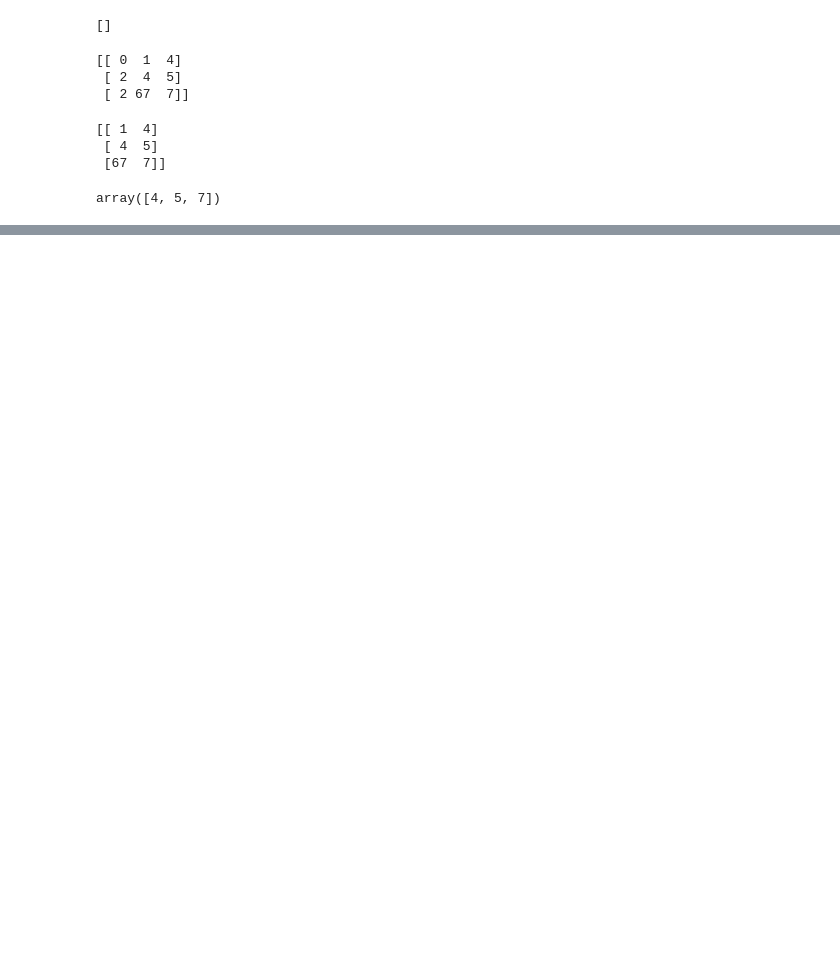
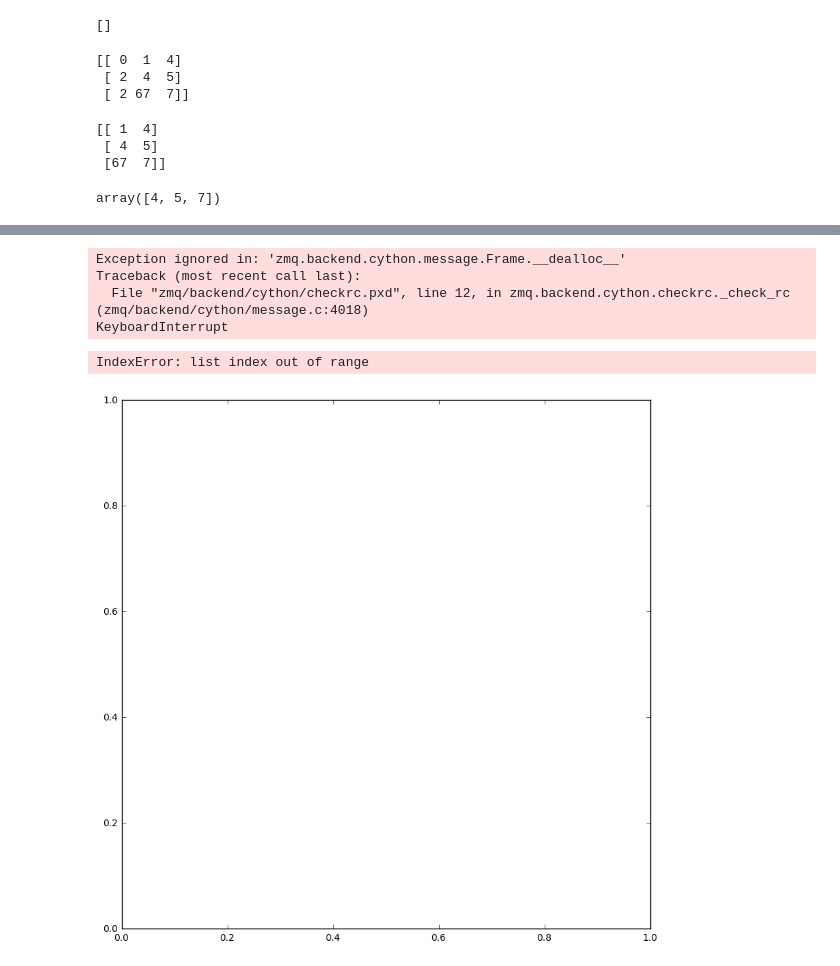
Before and after one commit to mt-digital/semantic-cable, a Jupyter notebook: notebooks/Reloaded Data Analysis.ipynb, the cells around one changed output, grey strips where cells are left out. Cells and saved outputs as stored; diff of their text form; code cells hidden in the pictures; blank space fills up the shorter version.

```diff
--- a/notebooks/Reloaded Data Analysis.ipynb
+++ b/notebooks/Reloaded Data Analysis.ipynb
@@ -55,0 +180,8 @@ array([4, 5, 7])
+# %%
+import networkx as nx
+
+g = r.graph
+vl = dict(enumerate(r.vocab))
+g = nx.relabel_nodes(g, vl)
+# %%
+gov = g.subgraph(['government'] + list(g['government'].keys()))
@@ -55,0 +210,9 @@ array([4, 5, 7])
+# %%
+vis_graph(gov)
+# %% [output]
+Exception ignored in: 'zmq.backend.cython.message.Frame.__dealloc__'
+Traceback (most recent call last):
+  File "zmq/backend/cython/checkrc.pxd", line 12, in zmq.backend.cython.checkrc._check_rc (zmq/backend/cython/message.c:4018)
+KeyboardInterrupt
+IndexError: list index out of range
+[figure, added]
```
Also changed, not shown: parts of 41 cells of this notebook, 1 other file.
